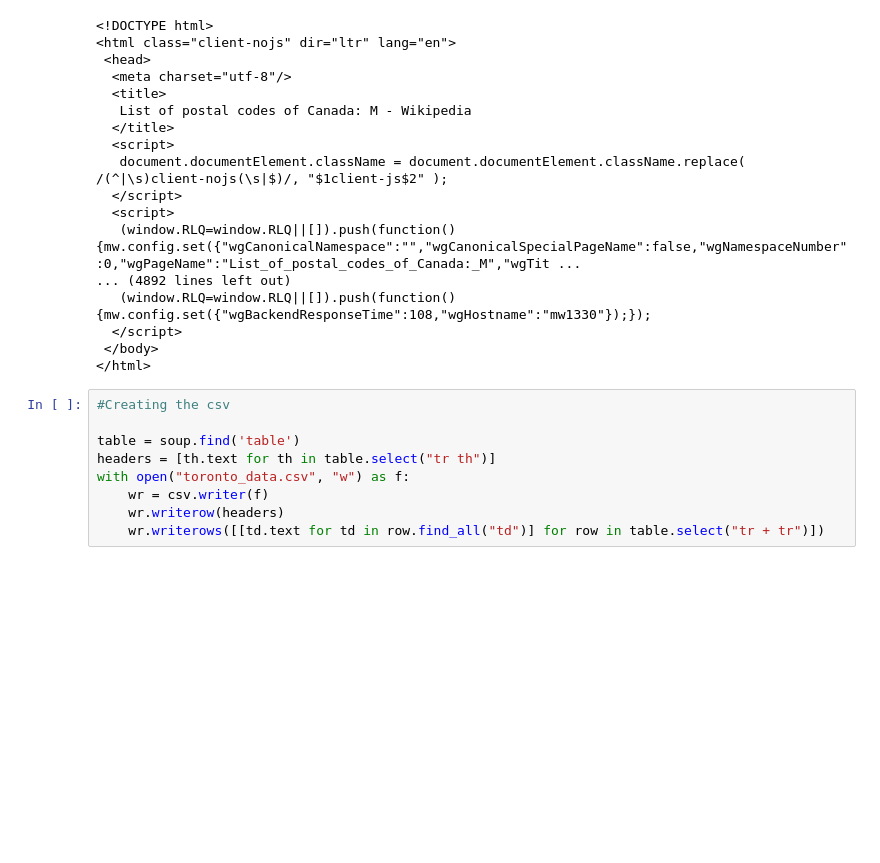
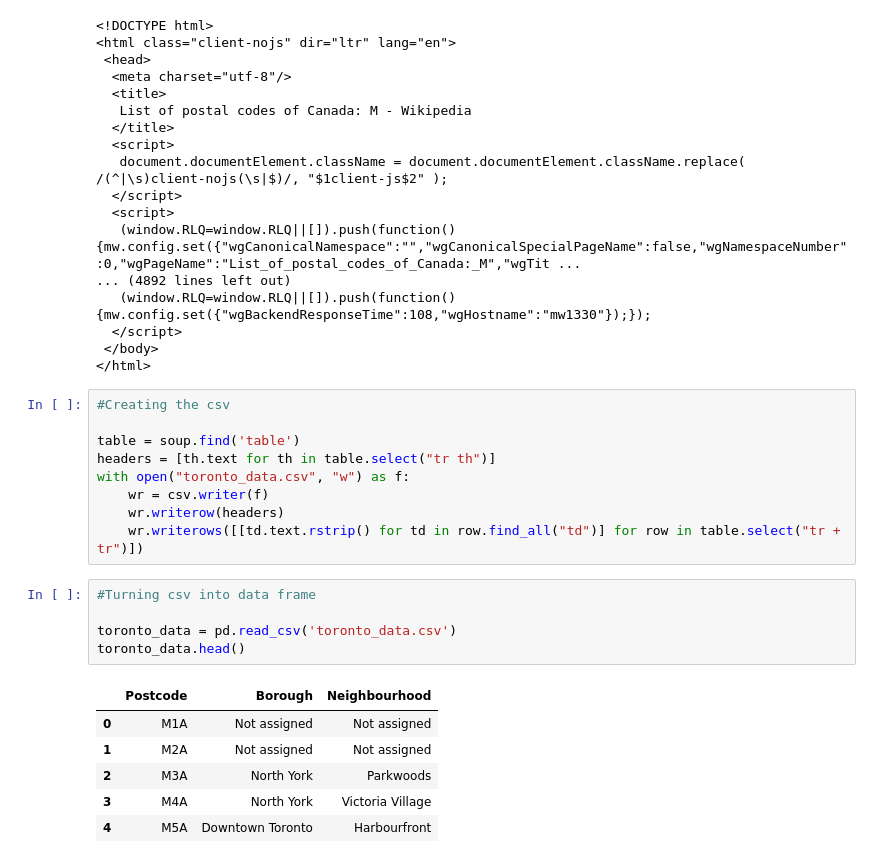
Before and after one commit to strange1120/toronto-neighborhood-clustering, a Jupyter notebook: toronto-clustering.ipynb, the cells around one changed output. Saved outputs shown, nothing was run; the diff lists cells and outputs as text; blank space fills up the shorter version.

Commit message:
striping whitespace and created dataframe

```diff
--- a/toronto-clustering.ipynb
+++ b/toronto-clustering.ipynb
@@ -70,4 +70,16 @@ headers = [th.text for th in table.select("tr th")]
 with open("toronto_data.csv", "w") as f:
     wr = csv.writer(f)
     wr.writerow(headers)
-    wr.writerows([[td.text for td in row.find_all("td")] for row in table.select("tr + tr")])
+    wr.writerows([[td.text.rstrip() for td in row.find_all("td")] for row in table.select("tr + tr")])
+# %%
+#Turning csv into data frame
+
+toronto_data = pd.read_csv('toronto_data.csv')
+toronto_data.head()
+# %% [output]
+|  | Postcode | Borough | Neighbourhood |
+| 0 | M1A | Not assigned | Not assigned |
+| 1 | M2A | Not assigned | Not assigned |
+| 2 | M3A | North York | Parkwoods |
+| 3 | M4A | North York | Victoria Village |
+| 4 | M5A | Downtown Toronto | Harbourfront |
```
Also changed, not shown: 1 other file.
